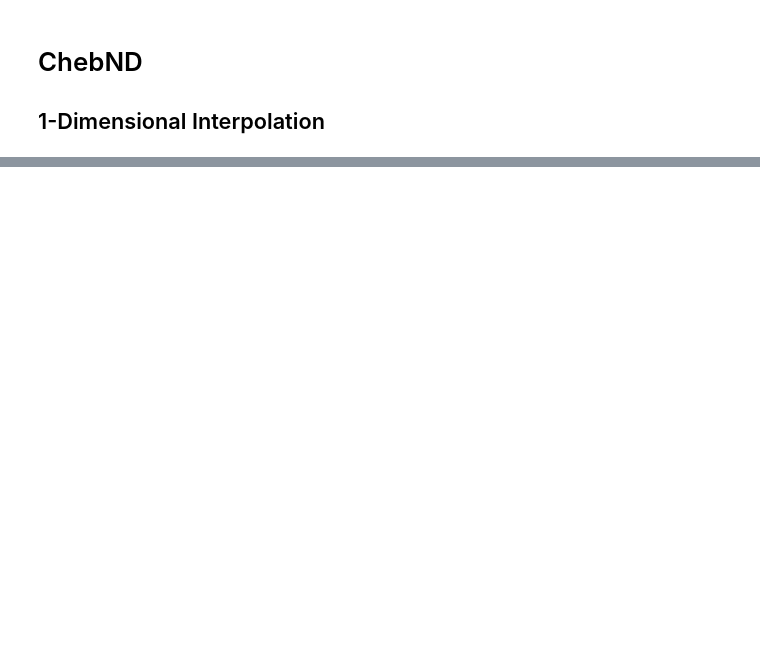
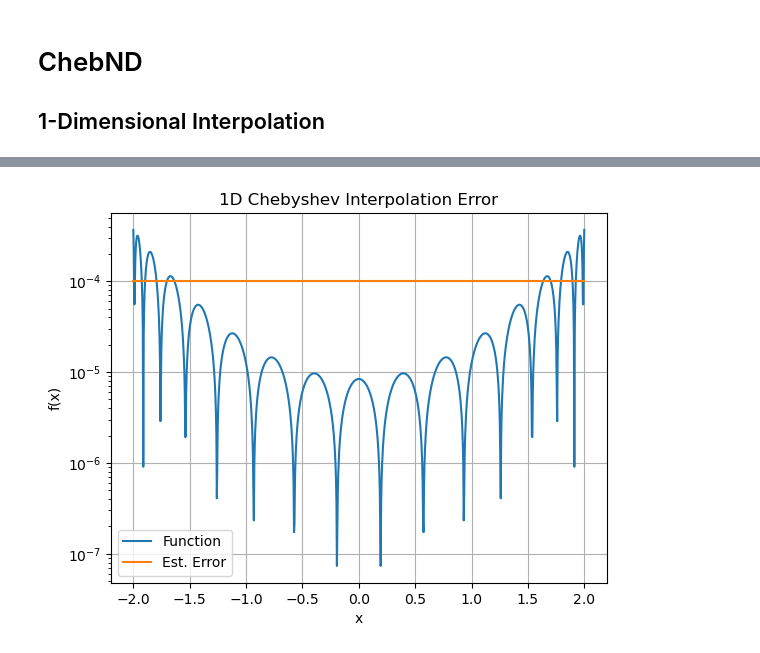
Before and after one commit to Philip-Lynch/chebyshevND, a Jupyter notebook: examples/example_1d_interp.ipynb, the cells around one changed output, grey strips where cells are left out. Cells and saved outputs as stored; diff of their text form; code cells hidden in the pictures; blank space fills up the shorter version.

```diff
--- a/examples/example_1d_interp.ipynb
+++ b/examples/example_1d_interp.ipynb
@@ -122,0 +70,16 @@ plt.show()
+# %%
+delta = 1e-4
+interp.optimize(rel_tol=delta)
+y_interp = interp.evaluate(x_test)
+# Plotting the results
+plt.plot(x_test, abs((y_vals - y_interp)/y_vals), label='Function')
+plt.plot(x_test, np.ones_like(x_test) * delta, label='Est. Error')
+plt.legend()
+plt.title('1D Chebyshev Interpolation Error')
+plt.xlabel('x')
+plt.ylabel('f(x)')
+plt.yscale('log')
+plt.grid()
+plt.show()
+# %% [output]
+[figure, added]
```
Also changed, not shown: parts of 9 cells of this notebook, 2 other files.
